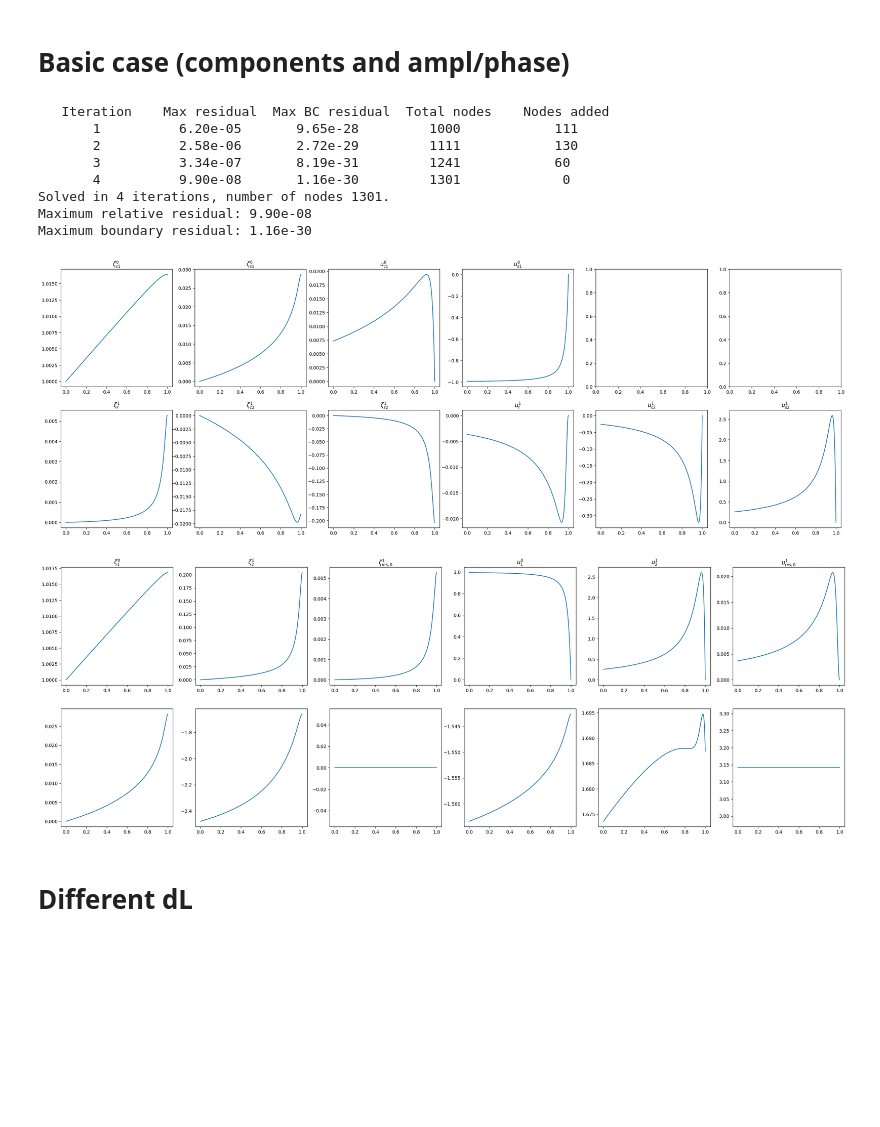
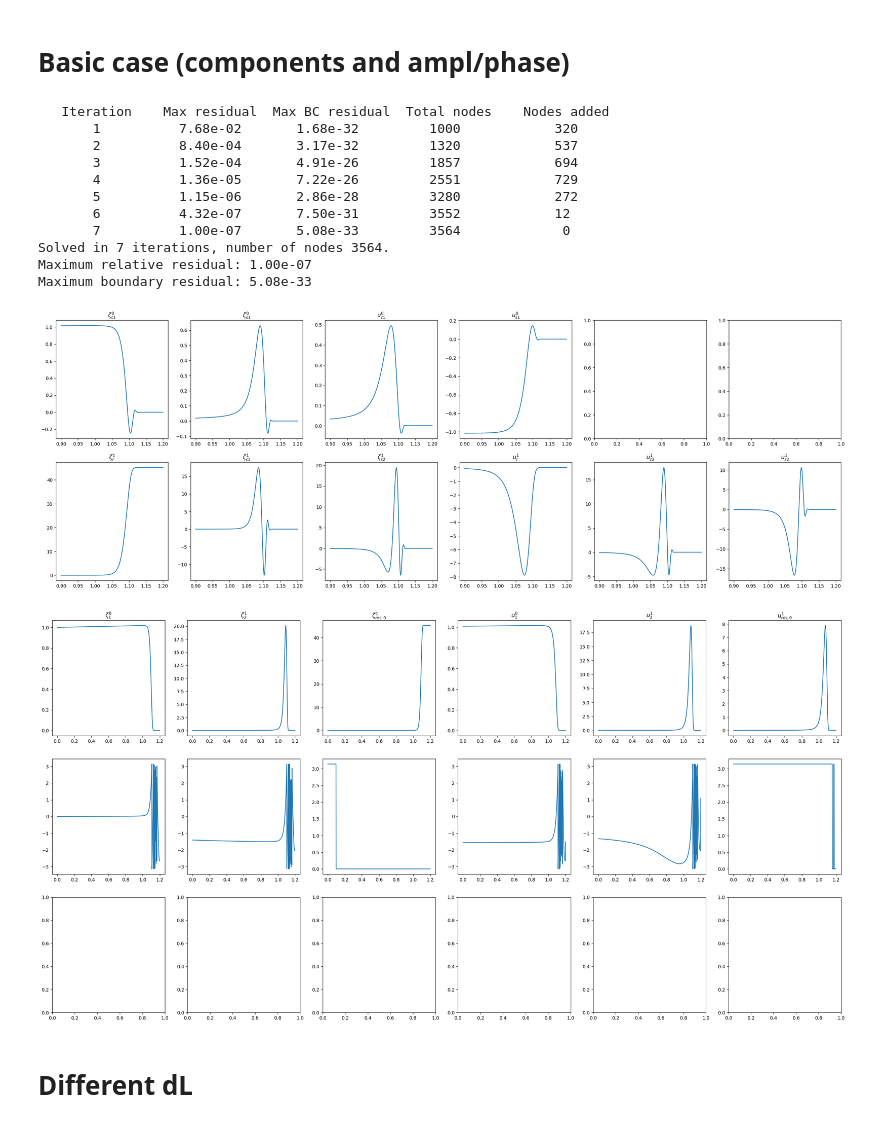
Before and after one commit to Jone-Liekens/Perturbation, a Jupyter notebook: defina/test_pdswe.ipynb, the cells around one changed output. Saved outputs shown, nothing was run; the diff lists cells and outputs as text; code cells hidden in the pictures; blank space fills up the shorter version.

```diff
--- a/defina/test_pdswe.ipynb
+++ b/defina/test_pdswe.ipynb
@@ -18,44 +21,47 @@ from pdswe import PDSWE
 pdswe = PDSWE()
 pdswe.H = 7.12
 pdswe.A = 0.72
 pdswe.L = 8e3
 pdswe.r = 0.45
 
 pdswe.tol = 1e-7
 
 
 pdswe.a_r = 0.1
-pdswe.dL = 0
+pdswe.dL = 0.2
 
 
 factor = 0.9
 factor = 1
 h_fx = lambda x: factor*x
 h_fx_dx = lambda x: factor
 h_fx_dxx = lambda x: 0
 
 pdswe.h_fx = h_fx
 pdswe.h_fx_dx = h_fx_dx
 pdswe.h_fx_dxx = h_fx_dxx
 
 
 pdswe.set_derivative_vars()
 
 pdswe.solve()
 
-pdswe.visualize_components(0)
+pdswe.visualize_components(0.9)
 pdswe.visualize_amplitudes(0)
 # %% [output]
    Iteration    Max residual  Max BC residual  Total nodes    Nodes added
-       1          6.20e-05       9.65e-28         1000            111
-       2          2.58e-06       2.72e-29         1111            130
-       3          3.34e-07       8.19e-31         1241            60
-       4          9.90e-08       1.16e-30         1301             0
-Solved in 4 iterations, number of nodes 1301.
-Maximum relative residual: 9.90e-08
-Maximum boundary residual: 1.16e-30
+       1          7.68e-02       1.68e-32         1000            320
+       2          8.40e-04       3.17e-32         1320            537
+       3          1.52e-04       4.91e-26         1857            694
+       4          1.36e-05       7.22e-26         2551            729
+       5          1.15e-06       2.86e-28         3280            272
+       6          4.32e-07       7.50e-31         3552            12
+       7          1.00e-07       5.08e-33         3564             0
+Solved in 7 iterations, number of nodes 3564.
+Maximum relative residual: 1.00e-07
+Maximum boundary residual: 5.08e-33
-[figure, old version]
+[figure, new version]
-[figure, old version]
+[figure, new version]
 # %% [markdown]
 # Different dL
 # %%
```
Also changed, not shown: parts of 3 cells of this notebook, 9 other files.
